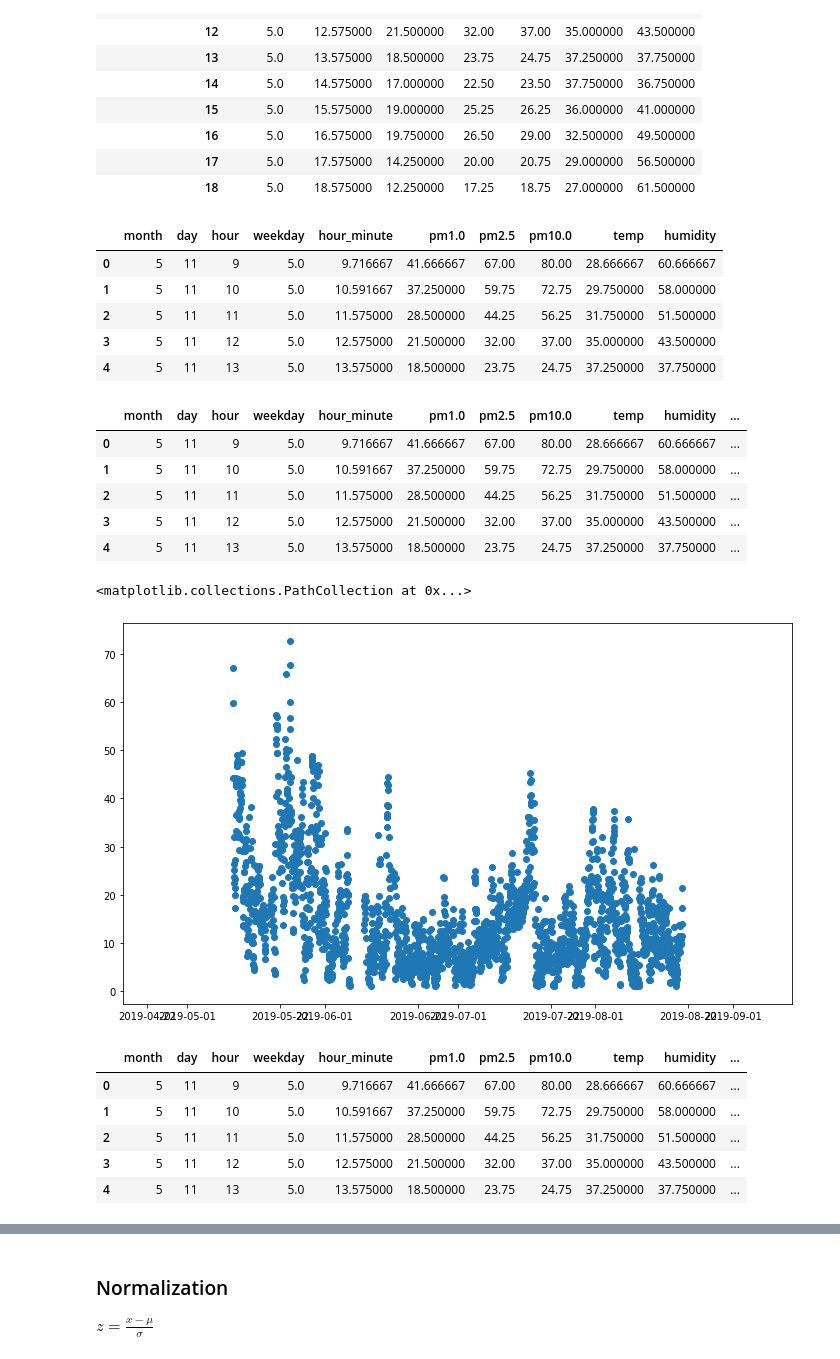
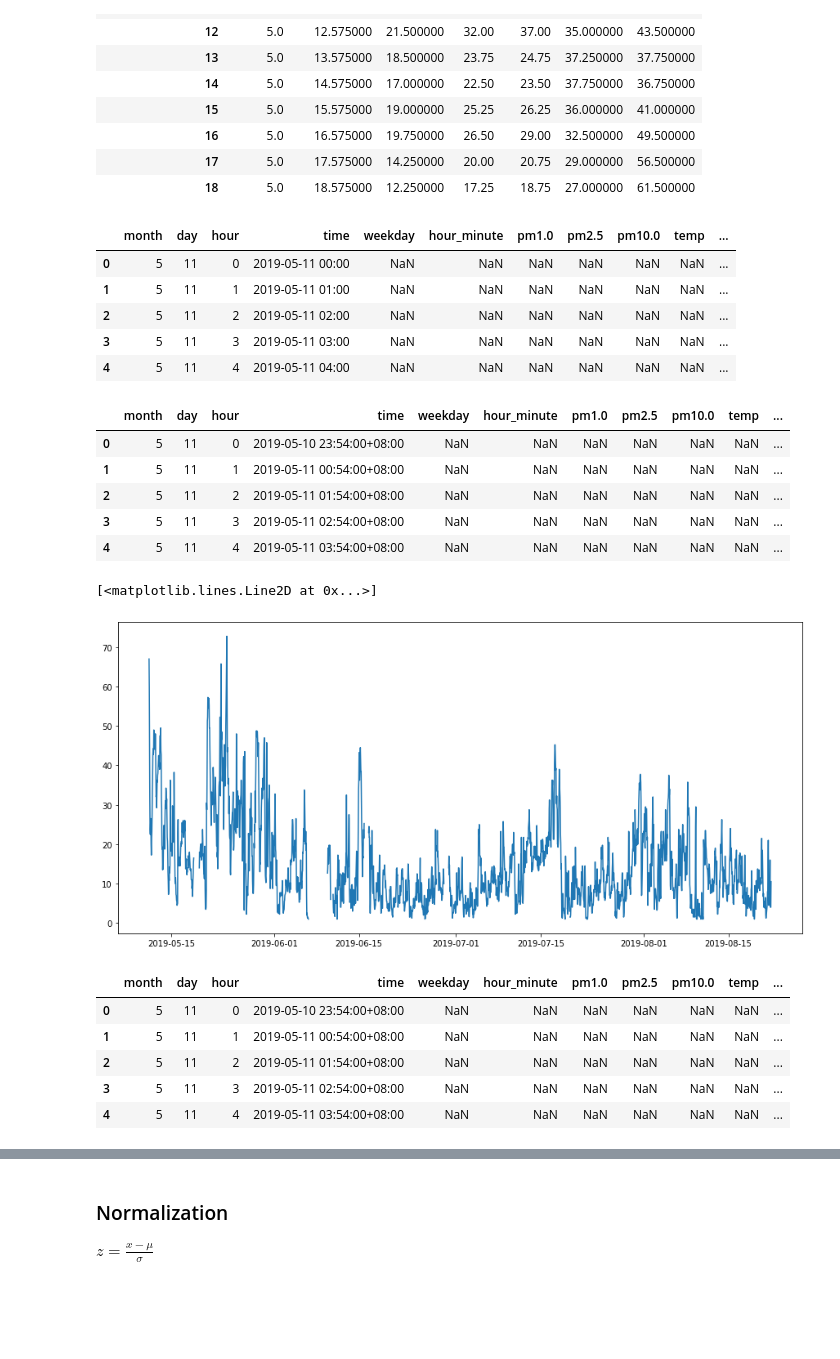
Before and after one commit to kevin110604/pm2.5_training, a Jupyter notebook: pm2.5_training_notebook.ipynb, the cells around one changed output, grey strips where cells are left out. Saved outputs shown, nothing was run; the diff lists cells and outputs as text; code cells hidden in the pictures; blank space fills up the shorter version.

```diff
--- a/pm2.5_training_notebook.ipynb
+++ b/pm2.5_training_notebook.ipynb
@@ -167,12 +171,28 @@ df3mean.reset_index(inplace=True)
+# %%
+# Create hourly time
+hourly = pd.period_range(start='2019-05-11', end='2019-08-30', freq='H')
+hourlydf = pd.DataFrame(hourly, columns=['time'])
+# %%
+# Split time infomation
+hourlydf['month'] = hourlydf['time'].apply(lambda x: x.month)
+hourlydf['day'] = hourlydf['time'].apply(lambda x: x.day)
+hourlydf['hour'] = hourlydf['time'].apply(lambda x: x.hour)
+# Set index
+hourlydf.set_index(['month', 'day', 'hour'], inplace=True)
+# %%
+# Concat !!!!!!!!
+dfconcat = pd.concat([hourlydf, df3mean], axis=1, sort=False)
+# Reset index
+dfconcat.reset_index(inplace=True)
 # %%
-df3mean.head()
+dfconcat.head()
 # %% [output]
-|  | month | day | hour | weekday | hour_minute | pm1.0 | pm2.5 | pm10.0 | temp | humidity |
-| 0 | 5 | 11 | 9 | 5.0 | 9.716667 | 41.666667 | 67.00 | 80.00 | 28.666667 | 60.666667 |
-| 1 | 5 | 11 | 10 | 5.0 | 10.591667 | 37.250000 | 59.75 | 72.75 | 29.750000 | 58.000000 |
-| 2 | 5 | 11 | 11 | 5.0 | 11.575000 | 28.500000 | 44.25 | 56.25 | 31.750000 | 51.500000 |
-| 3 | 5 | 11 | 12 | 5.0 | 12.575000 | 21.500000 | 32.00 | 37.00 | 35.000000 | 43.500000 |
-| 4 | 5 | 11 | 13 | 5.0 | 13.575000 | 18.500000 | 23.75 | 24.75 | 37.250000 | 37.750000 |
+|  | month | day | hour | time | weekday | hour_minute | pm1.0 | pm2.5 | pm10.0 | temp | ... |
+| 0 | 5 | 11 | 0 | 2019-05-11 00:00 | NaN | NaN | NaN | NaN | NaN | NaN | ... |
+| 1 | 5 | 11 | 1 | 2019-05-11 01:00 | NaN | NaN | NaN | NaN | NaN | NaN | ... |
+| 2 | 5 | 11 | 2 | 2019-05-11 02:00 | NaN | NaN | NaN | NaN | NaN | NaN | ... |
+| 3 | 5 | 11 | 3 | 2019-05-11 03:00 | NaN | NaN | NaN | NaN | NaN | NaN | ... |
+| 4 | 5 | 11 | 4 | 2019-05-11 04:00 | NaN | NaN | NaN | NaN | NaN | NaN | ... |
 # %%
 # Reconstruct time infomation by `month`, `day`, and `hour`
 
@@ -182,24 +202,24 @@ def get_time(x):
     time = dt.datetime.strptime(time_str, '%Y %m %d %H').replace(tzinfo=taipei_tz)
     return time
 
-df3mean['time'] = df3mean[['month', 'day', 'hour']].apply(get_time, axis=1)
+dfconcat['time'] = dfconcat[['month', 'day', 'hour']].apply(get_time, axis=1)
 # %%
-df3mean.head()
+dfconcat.head()
 # %% [output]
-|  | month | day | hour | weekday | hour_minute | pm1.0 | pm2.5 | pm10.0 | temp | humidity | ... |
-| 0 | 5 | 11 | 9 | 5.0 | 9.716667 | 41.666667 | 67.00 | 80.00 | 28.666667 | 60.666667 | ... |
-| 1 | 5 | 11 | 10 | 5.0 | 10.591667 | 37.250000 | 59.75 | 72.75 | 29.750000 | 58.000000 | ... |
-| 2 | 5 | 11 | 11 | 5.0 | 11.575000 | 28.500000 | 44.25 | 56.25 | 31.750000 | 51.500000 | ... |
-| 3 | 5 | 11 | 12 | 5.0 | 12.575000 | 21.500000 | 32.00 | 37.00 | 35.000000 | 43.500000 | ... |
-| 4 | 5 | 11 | 13 | 5.0 | 13.575000 | 18.500000 | 23.75 | 24.75 | 37.250000 | 37.750000 | ... |
+|  | month | day | hour | time | weekday | hour_minute | pm1.0 | pm2.5 | pm10.0 | temp | ... |
+| 0 | 5 | 11 | 0 | 2019-05-10 23:54:00+08:00 | NaN | NaN | NaN | NaN | NaN | NaN | ... |
+| 1 | 5 | 11 | 1 | 2019-05-11 00:54:00+08:00 | NaN | NaN | NaN | NaN | NaN | NaN | ... |
+| 2 | 5 | 11 | 2 | 2019-05-11 01:54:00+08:00 | NaN | NaN | NaN | NaN | NaN | NaN | ... |
+| 3 | 5 | 11 | 3 | 2019-05-11 02:54:00+08:00 | NaN | NaN | NaN | NaN | NaN | NaN | ... |
+| 4 | 5 | 11 | 4 | 2019-05-11 03:54:00+08:00 | NaN | NaN | NaN | NaN | NaN | NaN | ... |
 # %%
 # Add explicitly converter
 pd.plotting.register_matplotlib_converters()
 # Plt
-plt.figure(figsize=(12, 7))
-plt.scatter(df3mean['time'], df3mean['pm2.5'])
+plt.figure(figsize=(15, 7))
+plt.plot(dfconcat['time'], dfconcat['pm2.5'])
 # %% [output]
-<matplotlib.collections.PathCollection at 0x...>
+[<matplotlib.lines.Line2D at 0x...>]
-[figure, old version]
+[figure, new version]
 # %%
 # Shift columns
@@ -208,9 +228,9 @@ df3mean[['time_shift-1']] = df3mean[['time']].shift(-1)
 # %%
-df3mean.head()
+dfconcat.head()
 # %% [output]
-|  | month | day | hour | weekday | hour_minute | pm1.0 | pm2.5 | pm10.0 | temp | humidity | ... |
-| 0 | 5 | 11 | 9 | 5.0 | 9.716667 | 41.666667 | 67.00 | 80.00 | 28.666667 | 60.666667 | ... |
-| 1 | 5 | 11 | 10 | 5.0 | 10.591667 | 37.250000 | 59.75 | 72.75 | 29.750000 | 58.000000 | ... |
-| 2 | 5 | 11 | 11 | 5.0 | 11.575000 | 28.500000 | 44.25 | 56.25 | 31.750000 | 51.500000 | ... |
-| 3 | 5 | 11 | 12 | 5.0 | 12.575000 | 21.500000 | 32.00 | 37.00 | 35.000000 | 43.500000 | ... |
-| 4 | 5 | 11 | 13 | 5.0 | 13.575000 | 18.500000 | 23.75 | 24.75 | 37.250000 | 37.750000 | ... |
+|  | month | day | hour | time | weekday | hour_minute | pm1.0 | pm2.5 | pm10.0 | temp | ... |
+| 0 | 5 | 11 | 0 | 2019-05-10 23:54:00+08:00 | NaN | NaN | NaN | NaN | NaN | NaN | ... |
+| 1 | 5 | 11 | 1 | 2019-05-11 00:54:00+08:00 | NaN | NaN | NaN | NaN | NaN | NaN | ... |
+| 2 | 5 | 11 | 2 | 2019-05-11 01:54:00+08:00 | NaN | NaN | NaN | NaN | NaN | NaN | ... |
+| 3 | 5 | 11 | 3 | 2019-05-11 02:54:00+08:00 | NaN | NaN | NaN | NaN | NaN | NaN | ... |
+| 4 | 5 | 11 | 4 | 2019-05-11 03:54:00+08:00 | NaN | NaN | NaN | NaN | NaN | NaN | ... |
```
Also changed, not shown: parts of 85 cells of this notebook, 1 other file.
